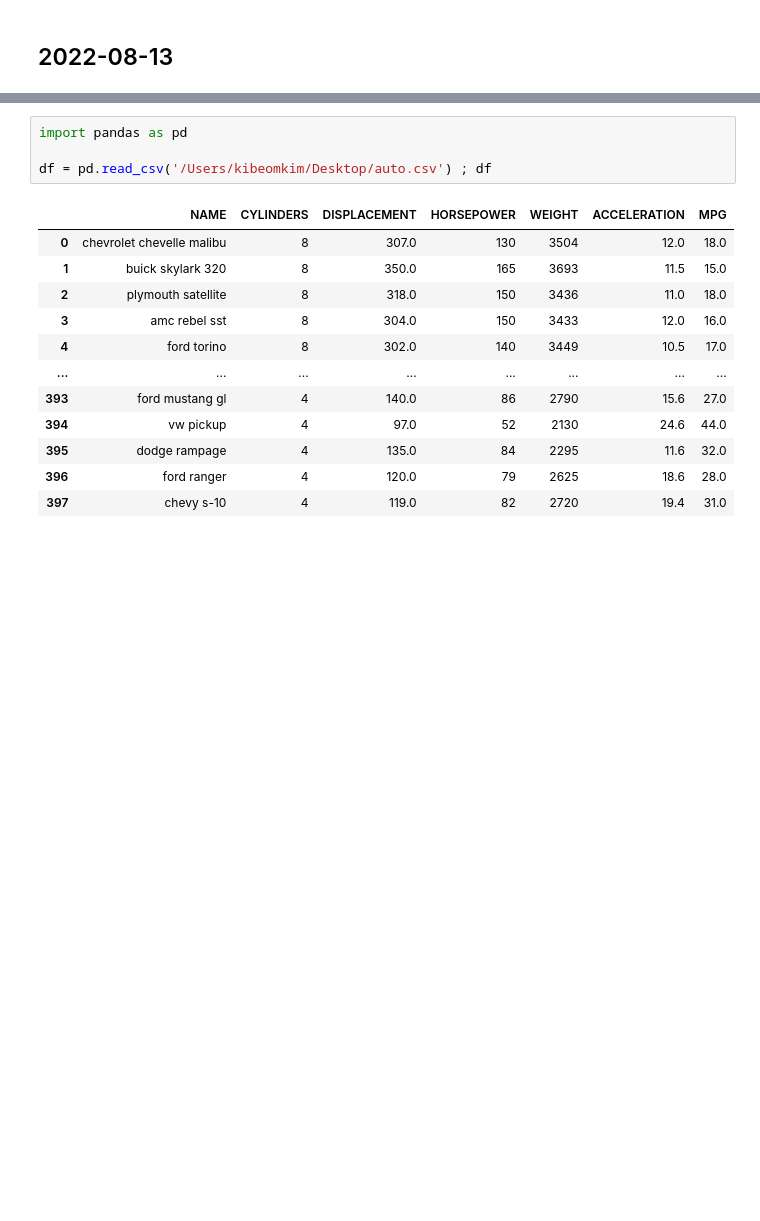
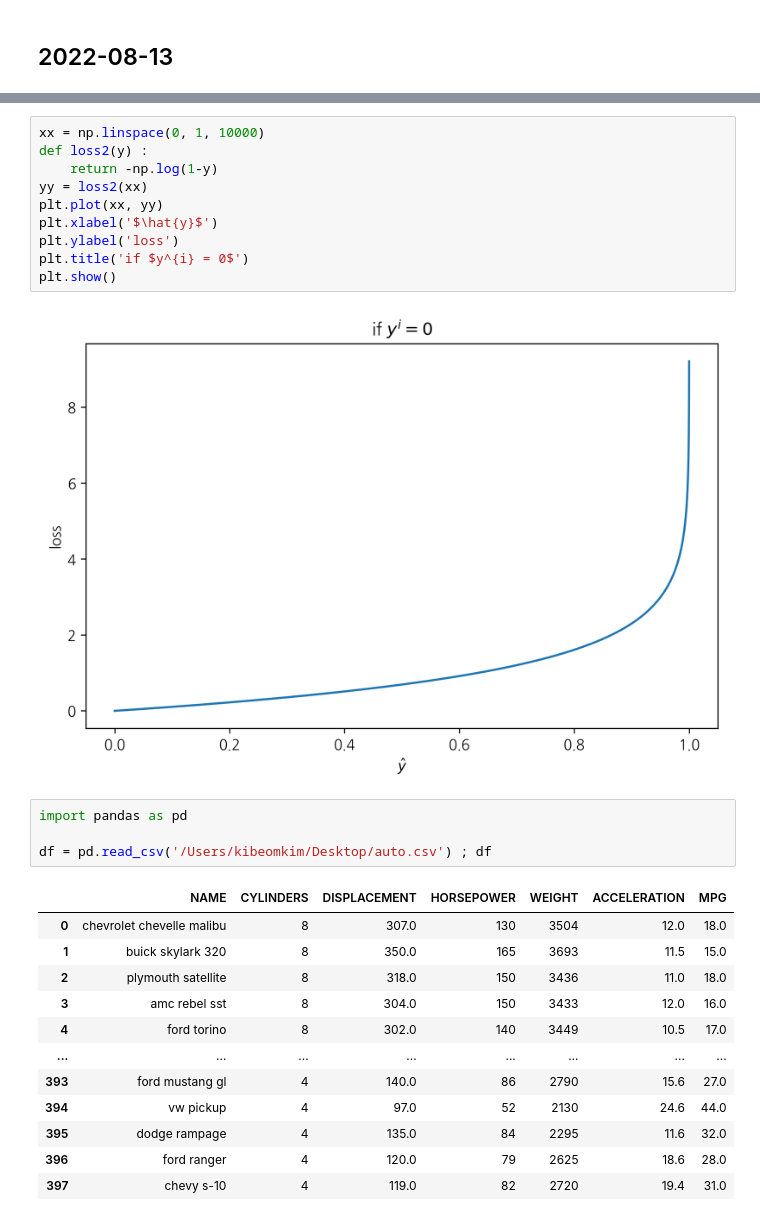
Before and after one commit to tigerkey10/bioinfo.github.io, a Jupyter notebook: 2022-08-13-regression.ipynb, the cells around one changed output, grey strips where cells are left out. Saved outputs shown, nothing was run; the diff lists cells and outputs as text; blank space fills up the shorter version.

```diff
--- a/2022-08-13-regression.ipynb
+++ b/2022-08-13-regression.ipynb
@@ -3,3 +30,15 @@
+# %%
+xx = np.linspace(0, 1, 10000)
+def loss2(y) :
+    return -np.log(1-y)
+yy = loss2(xx)
+plt.plot(xx, yy)
+plt.xlabel('$\hat{y}$')
+plt.ylabel('loss')
+plt.title('if $y^{i} = 0$')
+plt.show()
+# %% [output]
+[figure, added]
 # %%
 import pandas as pd
 
```
Also changed, not shown: parts of 2 cells of this notebook, 1 other file.
